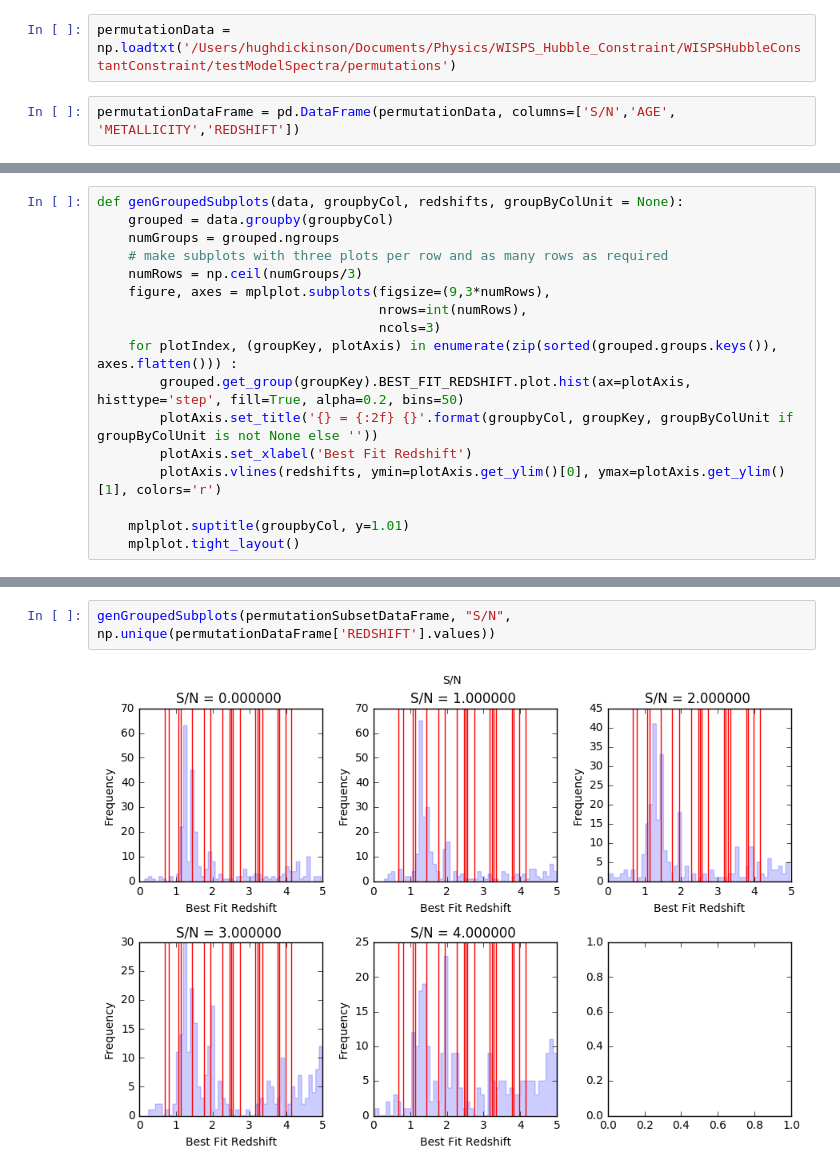
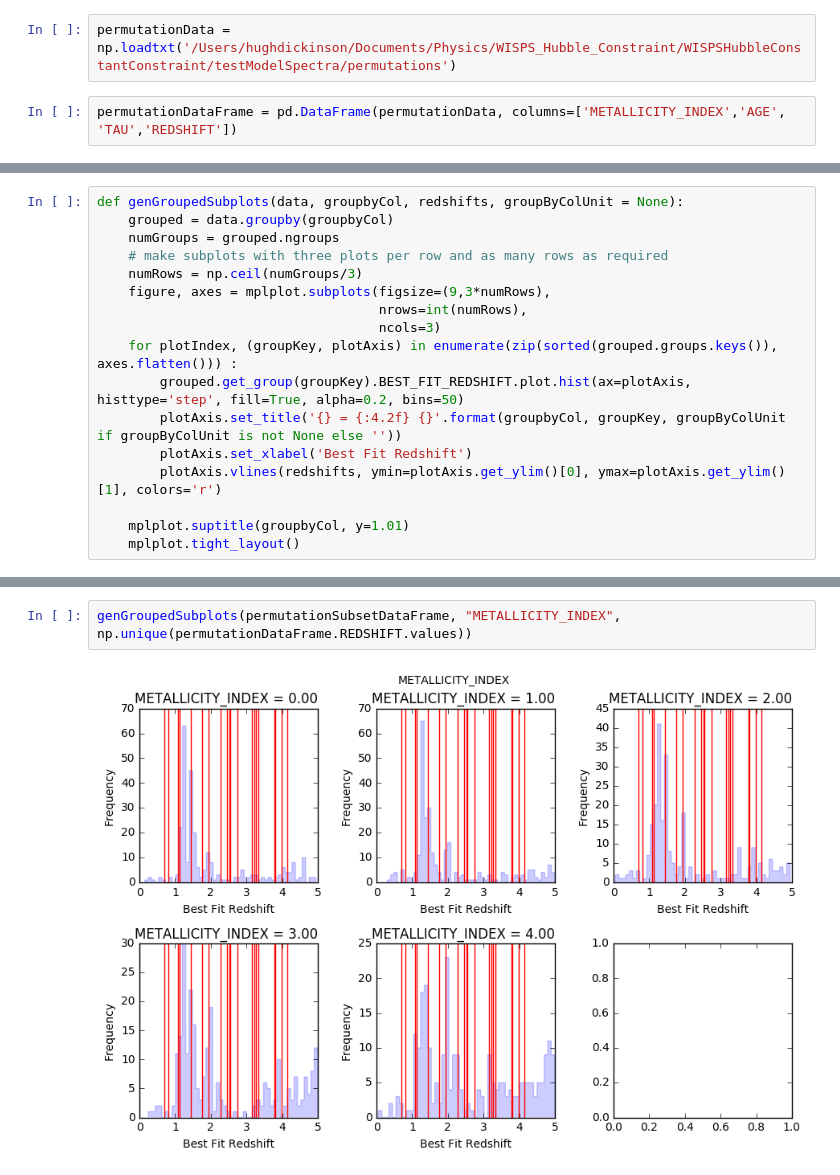
Before and after one commit to AstroZooMin/WISPSBayesianLineID, a Jupyter notebook: BayesianFramework/ReshiftFitConfoundingFactors.ipynb, the cells around one changed output, grey strips where cells are left out. Cells and saved outputs as stored; diff of their text form.

Commit message:
Fixed mislabelled model parameter values

```diff
--- a/BayesianFramework/ReshiftFitConfoundingFactors.ipynb
+++ b/BayesianFramework/ReshiftFitConfoundingFactors.ipynb
@@ -15,5 +16,5 @@ dataSeries = pd.Series(data)
 # %%
 permutationData = np.loadtxt('/Users/hughdickinson/Documents/Physics/WISPS_Hubble_Constraint/WISPSHubbleConstantConstraint/testModelSpectra/permutations')
 # %%
-permutationDataFrame = pd.DataFrame(permutationData, columns=['S/N','AGE', 'METALLICITY','REDSHIFT'])
+permutationDataFrame = pd.DataFrame(permutationData, columns=['METALLICITY_INDEX','AGE', 'TAU','REDSHIFT'])
 # %%
@@ -71,7 +78,7 @@ def genGroupedSubplots(data, groupbyCol, redshifts, groupByColUnit = None):
                                     ncols=3)
     for plotIndex, (groupKey, plotAxis) in enumerate(zip(sorted(grouped.groups.keys()), axes.flatten())) :
         grouped.get_group(groupKey).BEST_FIT_REDSHIFT.plot.hist(ax=plotAxis, histtype='step', fill=True, alpha=0.2, bins=50)
-        plotAxis.set_title('{} = {:2f} {}'.format(groupbyCol, groupKey, groupByColUnit if groupByColUnit is not None else ''))
+        plotAxis.set_title('{} = {:4.2f} {}'.format(groupbyCol, groupKey, groupByColUnit if groupByColUnit is not None else ''))
         plotAxis.set_xlabel('Best Fit Redshift')
         plotAxis.vlines(redshifts, ymin=plotAxis.get_ylim()[0], ymax=plotAxis.get_ylim()[1], colors='r')
 
@@ -84,4 +95,4 @@ genGroupedSubplots(permutationSubsetDataFrame, "AGE", np.unique(permutationDataF
 # %%
-genGroupedSubplots(permutationSubsetDataFrame, "S/N", np.unique(permutationDataFrame['REDSHIFT'].values))
+genGroupedSubplots(permutationSubsetDataFrame, "METALLICITY_INDEX", np.unique(permutationDataFrame.REDSHIFT.values))
 # %% [output]
-[figure, old version]
+[figure, new version]
```
Also changed, not shown: parts of 6 cells of this notebook.
